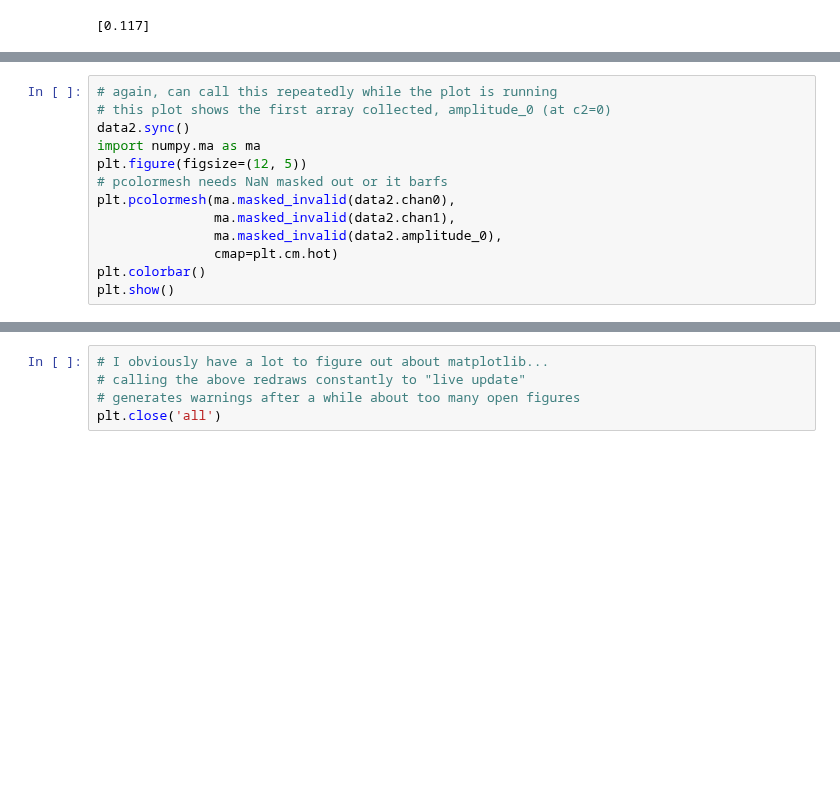
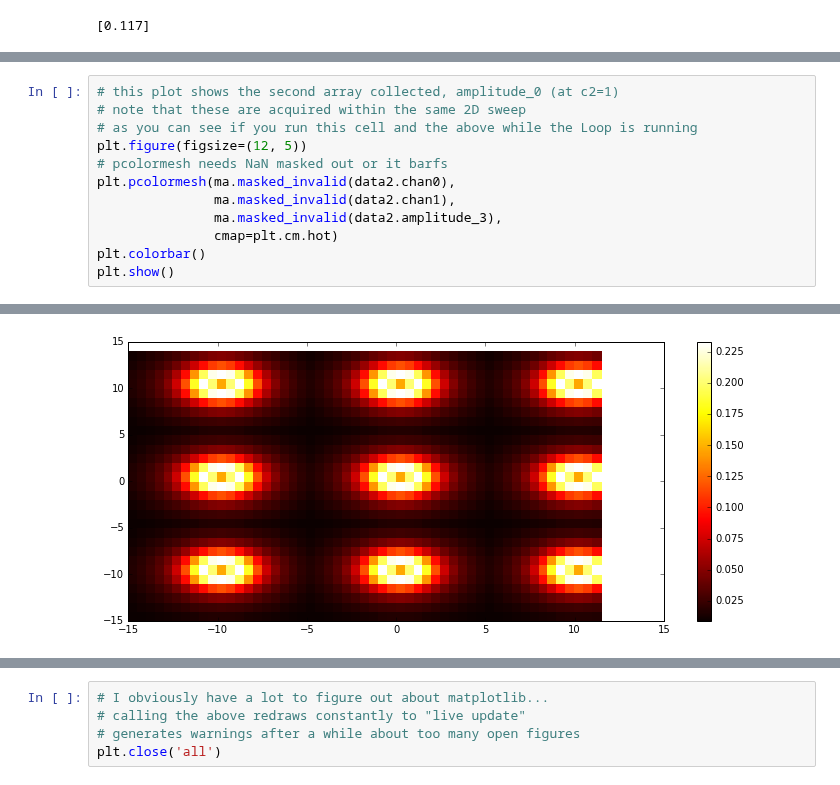
Before and after one commit to ShoosounS47/Qcodes, a Jupyter notebook: Qcodes example.ipynb, the cells around one changed output, grey strips where cells are left out. Cells and saved outputs as stored; diff of their text form; blank space fills up the shorter version.

```diff
--- a/Qcodes example.ipynb
+++ b/Qcodes example.ipynb
@@ -122,13 +150,12 @@ started at 2015-12-12 22:39:06
 # %%
-# again, can call this repeatedly while the plot is running
-# this plot shows the first array collected, amplitude_0 (at c2=0)
-data2.sync()
-import numpy.ma as ma
+# this plot shows the second array collected, amplitude_0 (at c2=1)
+# note that these are acquired within the same 2D sweep
+# as you can see if you run this cell and the above while the Loop is running
 plt.figure(figsize=(12, 5))
 # pcolormesh needs NaN masked out or it barfs
 plt.pcolormesh(ma.masked_invalid(data2.chan0),
                ma.masked_invalid(data2.chan1),
-               ma.masked_invalid(data2.amplitude_0),
+               ma.masked_invalid(data2.amplitude_3),
                cmap=plt.cm.hot)
 plt.colorbar()
 plt.show()
@@ -137,0 +163 @@ plt.show()
+[figure, added]
```
Also changed, not shown: parts of 12 cells of this notebook, 1 other file.
